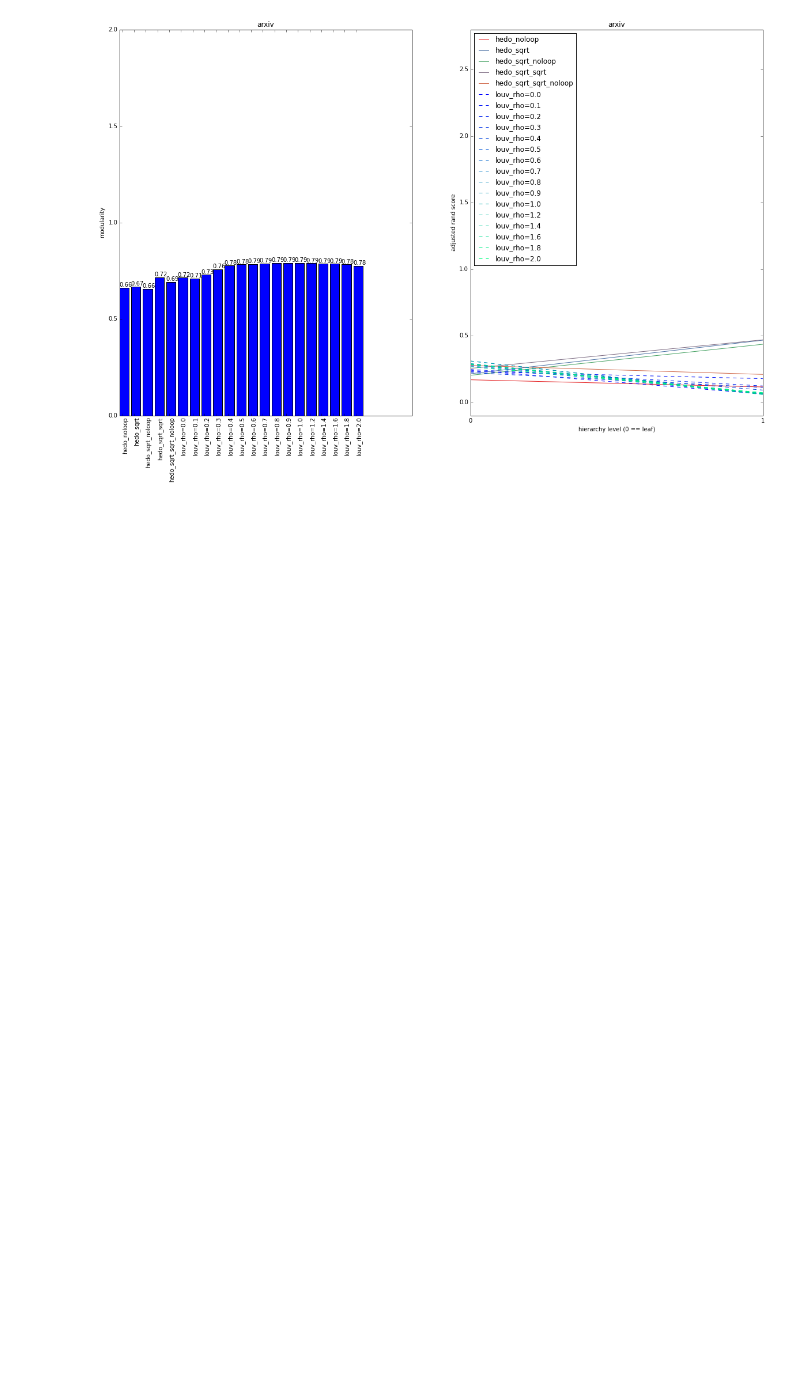
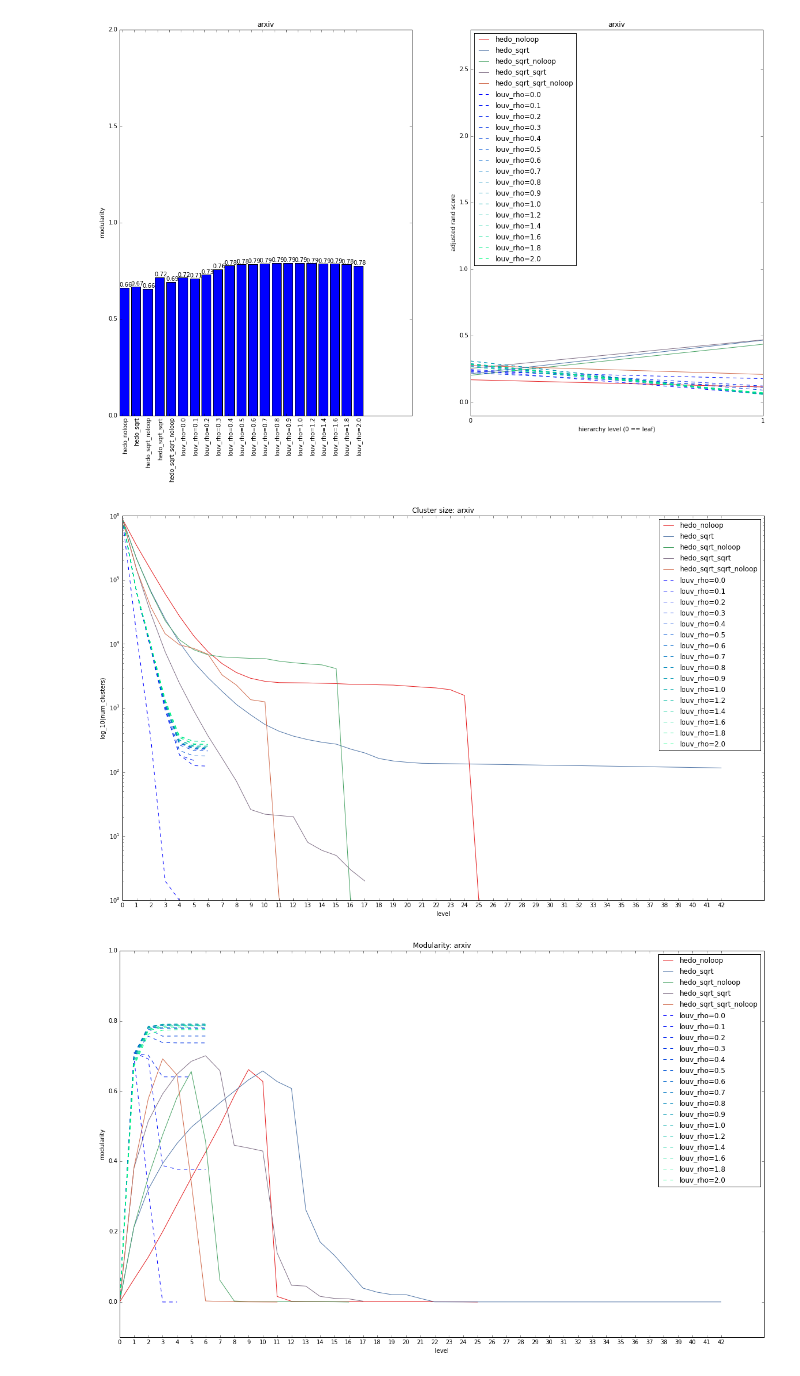
Before and after one commit to alancucki/hedo_exp, a Jupyter notebook: Experiments Arxiv.ipynb, the cells around one changed output. Saved outputs shown, nothing was run; the diff lists cells and outputs as text; code cells hidden in the pictures; blank space fills up the shorter version.

```diff
--- a/Experiments Arxiv.ipynb
+++ b/Experiments Arxiv.ipynb
@@ -13,6 +14,18 @@ import numpy as np
 # import seaborn as sns
 
 from sklearn.metrics import adjusted_rand_score
+# %%
+def load_history(fpath):
+    mod = []
+    nclusts = []
+    with open(fpath, 'r') as f:
+        for line in f:
+            m = re.match(r'Starting step (\d+), n=(\d+), modularity: (.*)', line)
+            if m is not None:
+                it, n, m = m.groups()
+                mod.append(float(m))
+                nclusts.append(n)
+    return nclusts, mod
 # %%
 def load_clusterings(fpath):
     levels = []
@@ -167,3 +180,44 @@ for idx,g in enumerate(sorted(graphs)):
     legend(loc='upper left');
 # %% [output]
 [figure]
+# %%
+for idx,g in enumerate(sorted(graphs)):
+    fig = plt.figure(figsize=(20, 12))
+
+    exp_name = g.split('/')[-1].replace('.bin', '')
+    mod_values = []
+    size_values = []
+    for alg in algs:
+        log_glob = glob.glob(g + '*' + alg + '.clusts.log')
+        assert len(log_glob) == 1
+        log_fpath = log_glob[0]
+        sz, m = load_history(log_fpath)
+        size_values.append(sz)
+        mod_values.append(m)
+        if any([f > 1.0 for f in m]):
+            print alg
+
+    ax = fig.add_subplot(1, 1, 1)
+    for i, alg, v in zip(range(len(algs)), algs, size_values):
+        ls = '--' if 'louv' in alg else '-'
+        ax.semilogy(np.arange(len(v)), v, ls, label=alg, color=colors[alg])
+    title('Cluster size: ' + exp_name);
+    xlabel('level')
+    ylabel('log_10(num_clusters)')
+    ax.set_xticks(range(max([len(v) for v in size_values])))
+    legend(loc='upper right');
+
+    fig = plt.figure(figsize=(20, 12))
+    ax = fig.add_subplot(1, 1, 1)
+    for i, alg, v in zip(range(len(algs)), algs, mod_values):
+        ls = '--' if 'louv' in alg else '-'
+        ax.plot(np.arange(len(v)), v, ls, label=alg, color=colors[alg])
+    title('Modularity: ' + exp_name);
+    xlabel('level')
+    ylabel('modularity')
+    ax.set_ylim([-0.1, 1.0])
+    ax.set_xticks(range(max([len(v) for v in mod_values])))
+    legend(loc='upper right');
+# %% [output]
+[figure, added]
+[figure, added]
```
Also changed, not shown: parts of 4 cells of this notebook.
